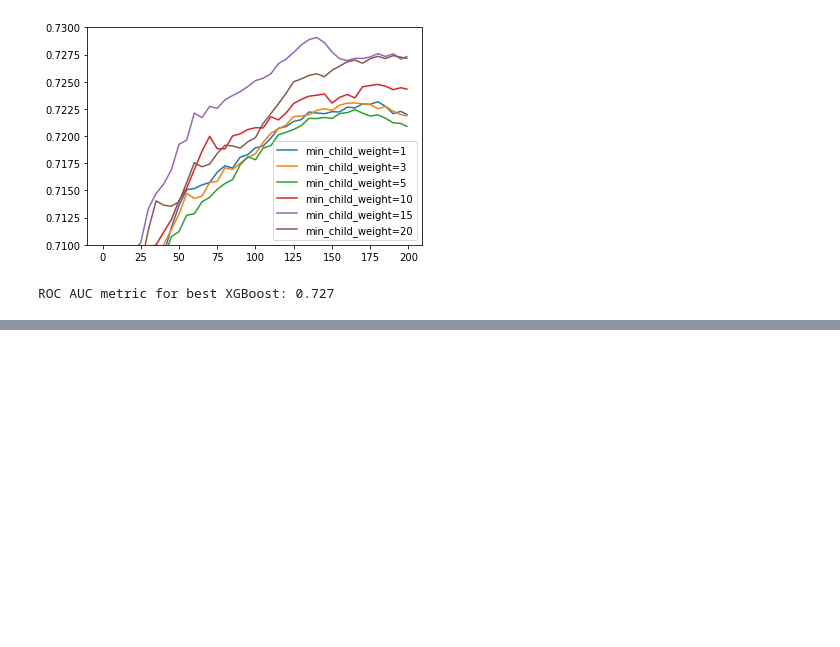
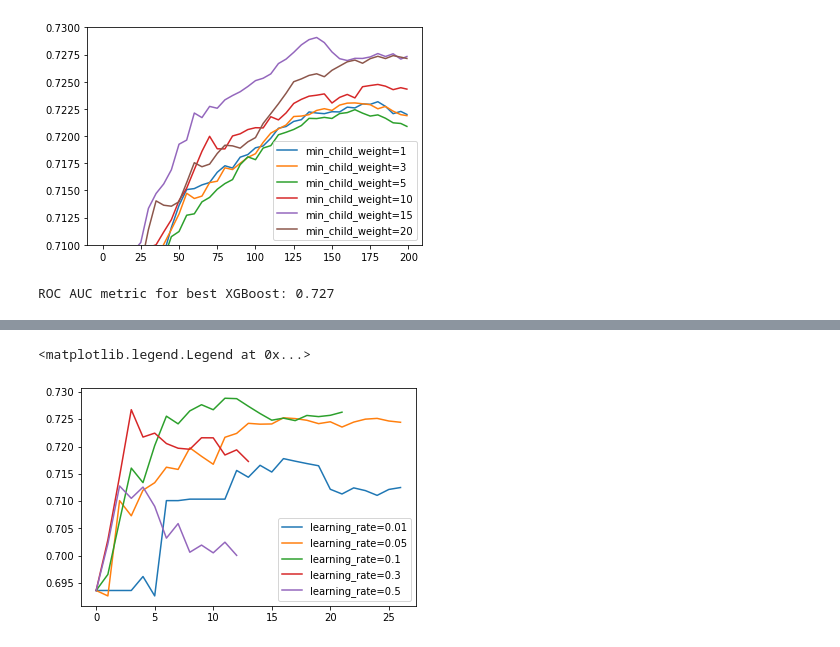
Before and after one commit to DZorikhin/heart-desease-pred, a Jupyter notebook: heart-desease-prediction.ipynb, the cells around one changed output, grey strips where cells are left out. Drawn from its saved outputs; the diff is of its cells as text; code cells hidden in the pictures; blank space fills up the shorter version.

```diff
--- a/heart-desease-prediction.ipynb
+++ b/heart-desease-prediction.ipynb
@@ -936,0 +940,29 @@ ROC AUC metric for best XGBoost: 0.727
+# %%
+w_array_train_lgb = np.array([1]*y_train.shape[0])
+w_array_train_lgb[y_train==1] = 3
+w_array_train_lgb[y_train==0] = 1
+# %%
+w_array_val_lgb = np.array([1]*y_val.shape[0])
+w_array_val_lgb[y_val==1] = 3
+w_array_val_lgb[y_val==0] = 1
+# %%
+lgtrain = lgb.Dataset(df_train.values, label=y_train, weight=w_array_train_lgb)
+lgval = lgb.Dataset(df_val.values, label=y_val, weight=w_array_val_lgb)
+# %%
+evaluation = {}
+for l in [0.01, 0.05, 0.1, 0.3, 0.5]:
+    lgb_param = {
+        'learning_rate': l,
+        'max_depth': 5,
+        'num_leaves': 5,
+        'objective': 'binary',
+        'metric': 'auc',
+
+        'seed': 13,
+        'nthread': 8
+    }
+    evals_result = {}
+    lgb_model = lgb.train(lgb_param, lgtrain, valid_sets=[lgval],
+                          num_boost_round=200, early_stopping_rounds=10,
+                          valid_names=['validation'], evals_result=evals_result)
+    evaluation[l] = evals_result
@@ -936,0 +987,8 @@ ROC AUC metric for best XGBoost: 0.727
+# %%
+for l in [0.01, 0.05, 0.1, 0.3, 0.5]:
+    plt.plot(range(len(evaluation[l]['validation']['auc'])),
+             evaluation[l]['validation']['auc'], label=f'learning_rate={l}')
+plt.legend()
+# %% [output]
+<matplotlib.legend.Legend at 0x...>
+[figure, added]
```
Also changed, not shown: parts of 12 cells of this notebook.
